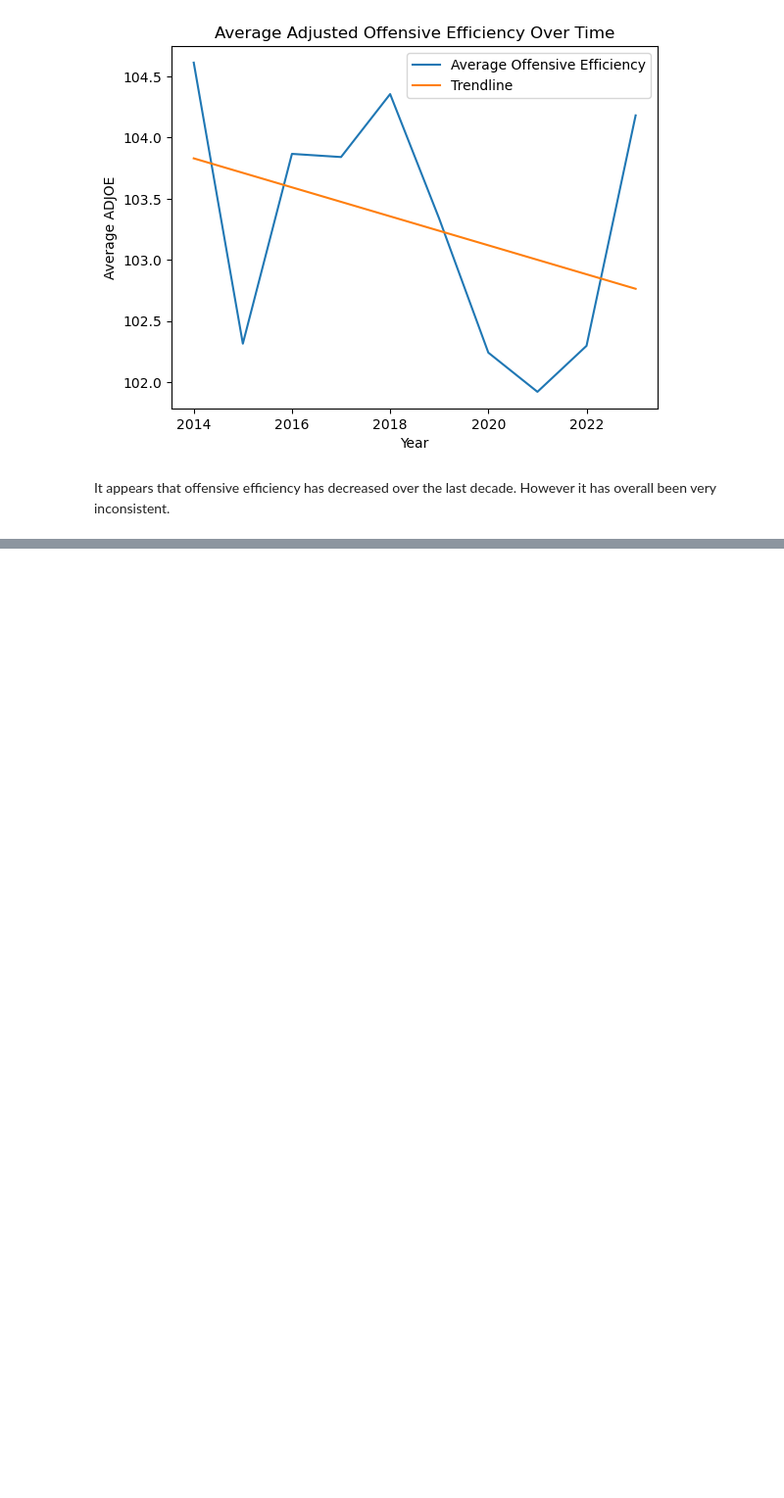
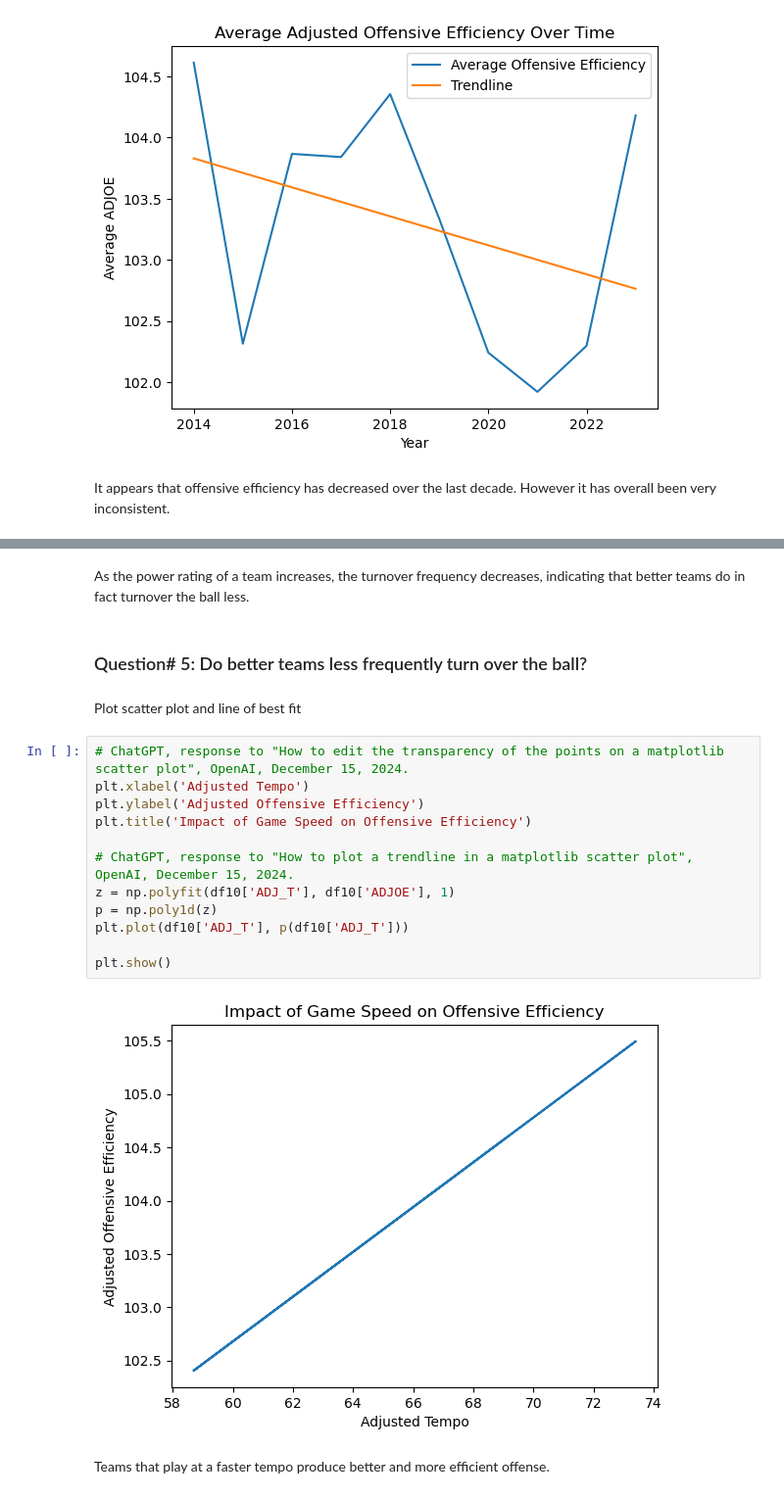
Before and after one commit to BrantisIsHacking/College-Basketball-Data-Analysis, a Jupyter notebook: Final.ipynb, the cells around one changed output, grey strips where cells are left out. Shown: that part at 98% size. Cells and saved outputs as stored; diff of their text form; blank space fills up the shorter version.

```diff
--- a/Final.ipynb
+++ b/Final.ipynb
@@ -121,0 +170,22 @@ It appears that offensive efficiency has decreased over the last decade. However
+# %% [markdown]
+As the power rating of a team increases, the turnover frequency decreases, indicating that better teams do in fact turnover the ball less.
+# %% [markdown]
+### Question# 5: Do better teams less frequently turn over the ball?
+# %% [markdown]
+Plot scatter plot and line of best fit
+# %%
+# ChatGPT, response to "How to edit the transparency of the points on a matplotlib scatter plot", OpenAI, December 15, 2024.
+plt.xlabel('Adjusted Tempo')
+plt.ylabel('Adjusted Offensive Efficiency')
+plt.title('Impact of Game Speed on Offensive Efficiency')
+
+# ChatGPT, response to "How to plot a trendline in a matplotlib scatter plot", OpenAI, December 15, 2024.
+z = np.polyfit(df10['ADJ_T'], df10['ADJOE'], 1)
+p = np.poly1d(z)
+plt.plot(df10['ADJ_T'], p(df10['ADJ_T']))
+
+plt.show()
+# %% [output]
+[figure, added]
+# %% [markdown]
+Teams that play at a faster tempo produce better and more efficient offense.
```
Also changed, not shown: parts of 15 cells of this notebook.
